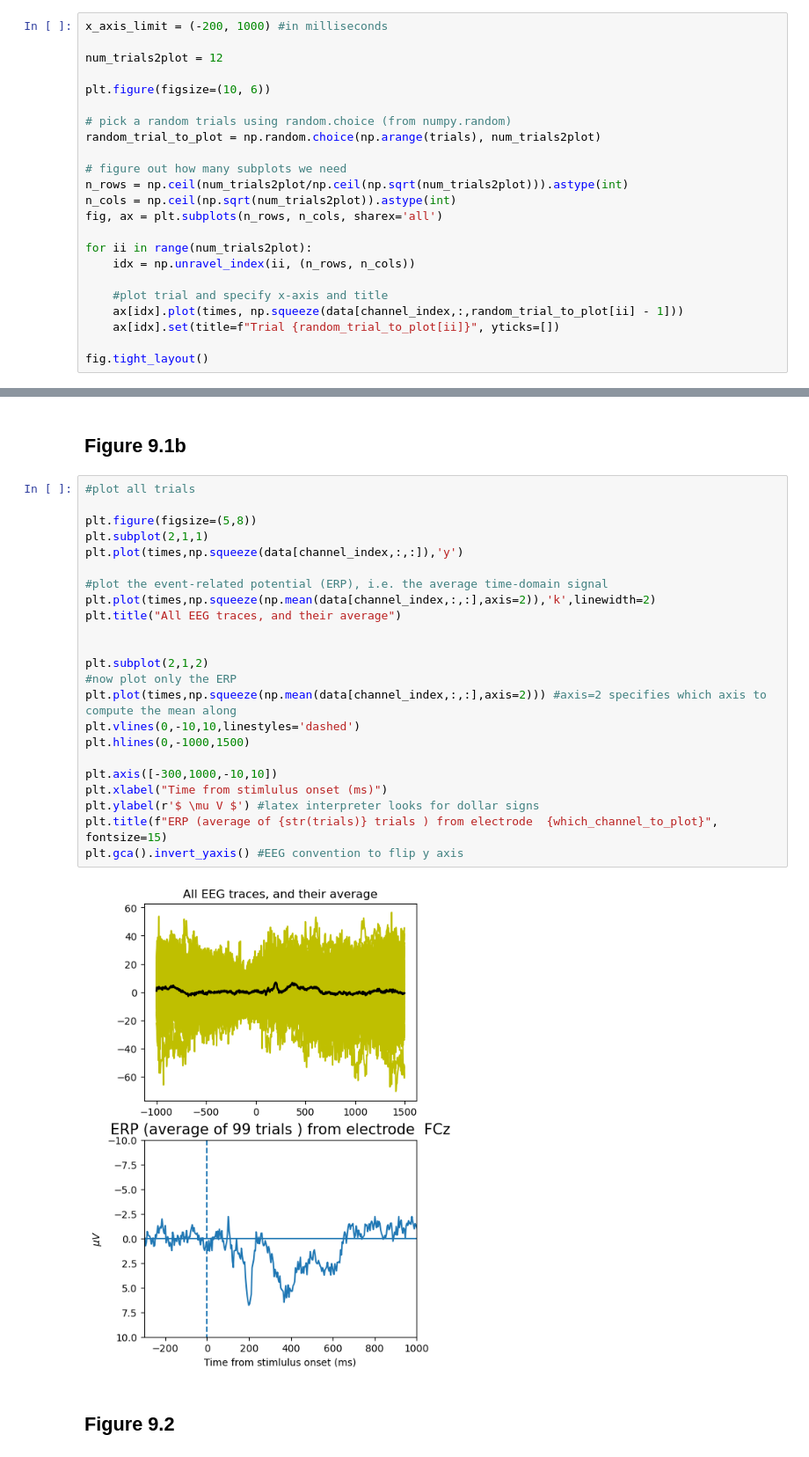
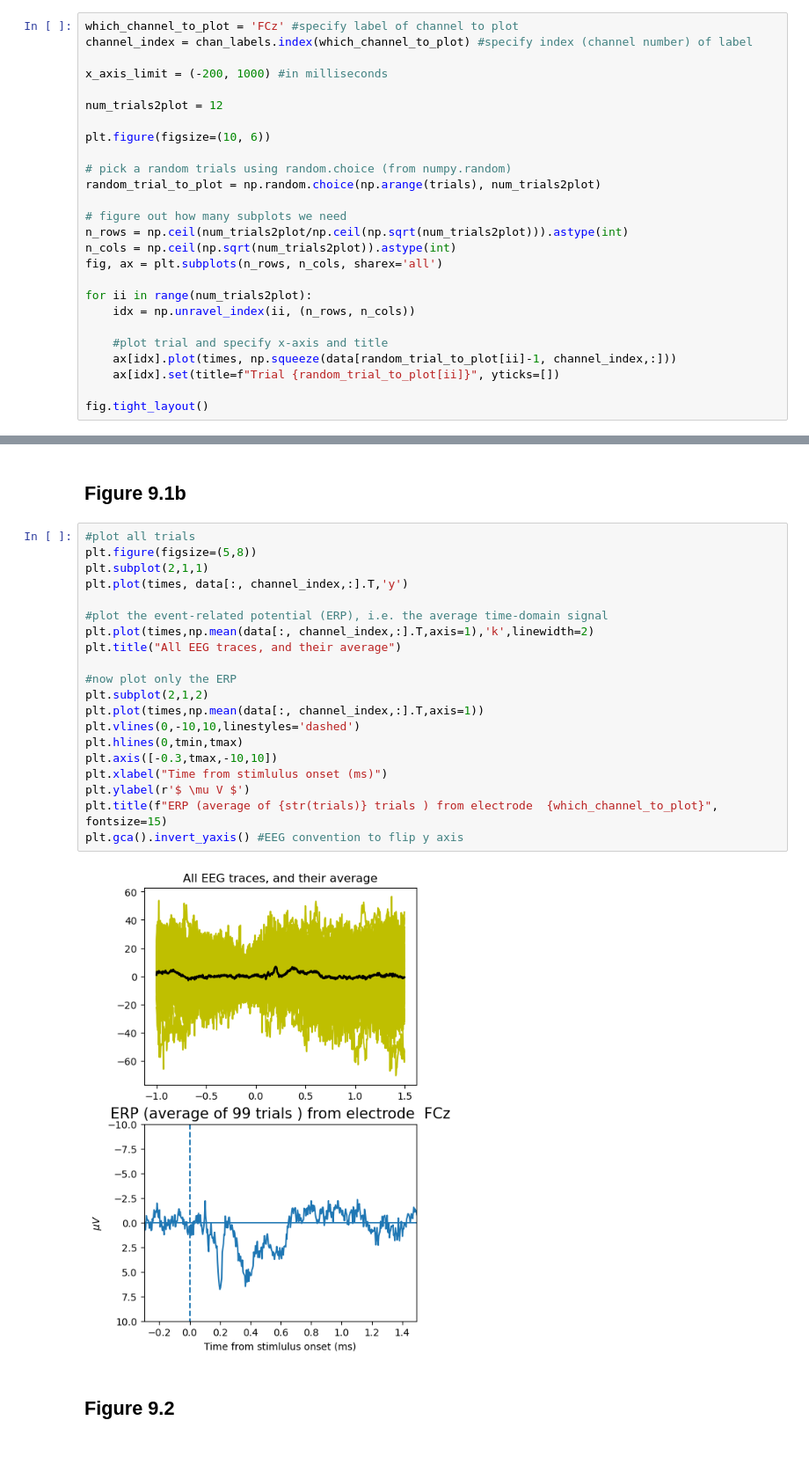
Before and after one commit to Yujingoto/AnalyzingNeuralTimeSeries_Python_Implimentation, a Jupyter notebook: Chapter09.ipynb, the cells around one changed output, grey strips where cells are left out. Shown at 88% size. Drawn from its saved outputs; the diff is of its cells as text.

```diff
--- a/Chapter09.ipynb
+++ b/Chapter09.ipynb
@@ -35,6 +70,9 @@ channel_index = np.where(chan_locs_labels  == which_channel_to_plot)[1] #specify
 # %% [markdown]
 ## Figure 9.1a
 # %%
+which_channel_to_plot = 'FCz' #specify label of channel to plot
+channel_index = chan_labels.index(which_channel_to_plot) #specify index (channel number) of label
+
 x_axis_limit = (-200, 1000) #in milliseconds
 
 num_trials2plot = 12
@@ -53,7 +91,7 @@ for ii in range(num_trials2plot):
     idx = np.unravel_index(ii, (n_rows, n_cols))
 
     #plot trial and specify x-axis and title
-    ax[idx].plot(times, np.squeeze(data[channel_index,:,random_trial_to_plot[ii] - 1]))
+    ax[idx].plot(times, np.squeeze(data[random_trial_to_plot[ii]-1, channel_index,:]))
     ax[idx].set(title=f"Trial {random_trial_to_plot[ii]}", yticks=[])
 
 fig.tight_layout()
@@ -64,29 +102,26 @@ fig.tight_layout()
 ## Figure 9.1b
 # %%
 #plot all trials
-
 plt.figure(figsize=(5,8))
 plt.subplot(2,1,1)
-plt.plot(times,np.squeeze(data[channel_index,:,:]),'y')
+plt.plot(times, data[:, channel_index,:].T,'y')
 
 #plot the event-related potential (ERP), i.e. the average time-domain signal
-plt.plot(times,np.squeeze(np.mean(data[channel_index,:,:],axis=2)),'k',linewidth=2)
+plt.plot(times,np.mean(data[:, channel_index,:].T,axis=1),'k',linewidth=2)
 plt.title("All EEG traces, and their average")
 
-
+#now plot only the ERP
 plt.subplot(2,1,2)
-#now plot only the ERP
-plt.plot(times,np.squeeze(np.mean(data[channel_index,:,:],axis=2))) #axis=2 specifies which axis to compute the mean along
+plt.plot(times,np.mean(data[:, channel_index,:].T,axis=1))
 plt.vlines(0,-10,10,linestyles='dashed')
-plt.hlines(0,-1000,1500)
-
-plt.axis([-300,1000,-10,10])
+plt.hlines(0,tmin,tmax)
+plt.axis([-0.3,tmax,-10,10])
 plt.xlabel("Time from stimlulus onset (ms)")
-plt.ylabel(r'$ \mu V $') #latex interpreter looks for dollar signs
+plt.ylabel(r'$ \mu V $')
 plt.title(f"ERP (average of {str(trials)} trials ) from electrode  {which_channel_to_plot}", fontsize=15)
 plt.gca().invert_yaxis() #EEG convention to flip y axis
 # %% [output]
-[figure, old version]
+[figure, new version]
 # %% [markdown]
 ## Figure 9.2
 # %%
```
Also changed, not shown: parts of 13 cells of this notebook, 8 other files.
